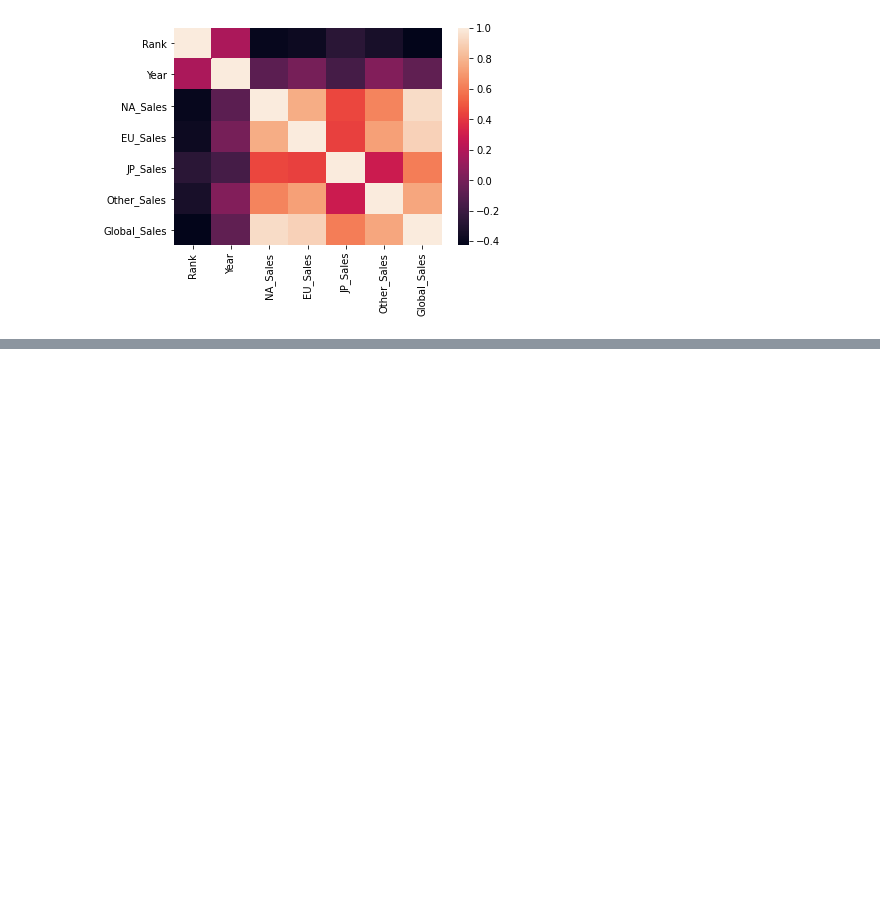
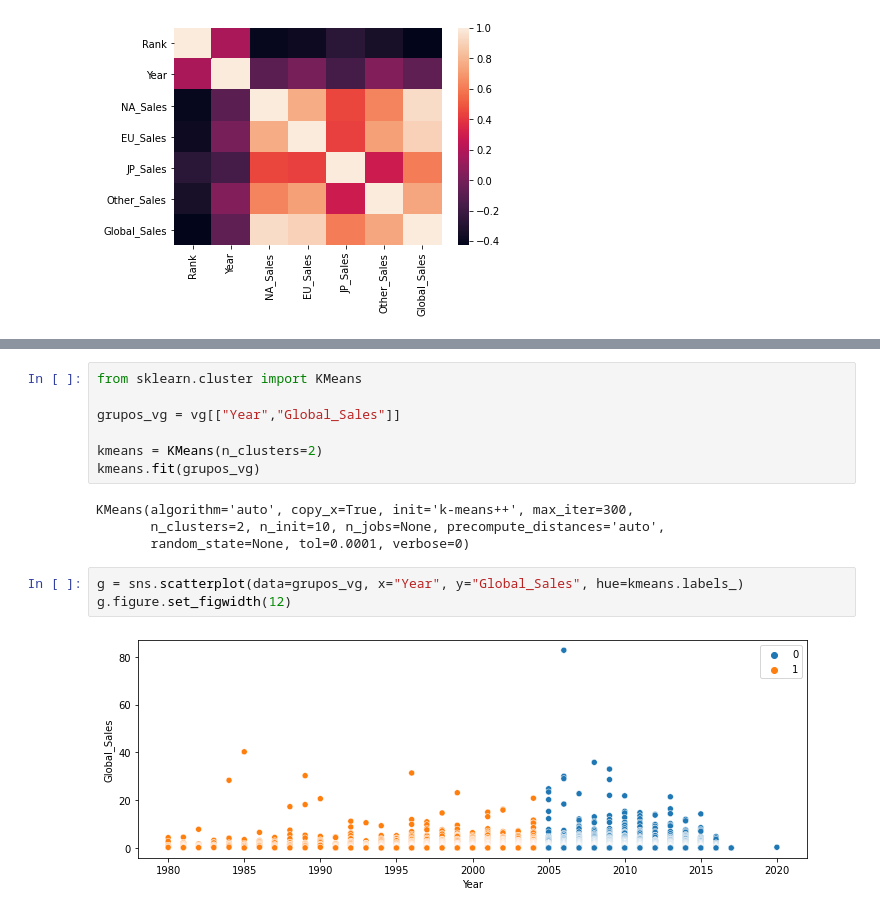
Before and after one commit to gregorylira/Analyze-the-videogame-sales-database, a Jupyter notebook: ProjetoICD.ipynb, the cells around one changed output, grey strips where cells are left out. Cells and saved outputs as stored; diff of their text form; blank space fills up the shorter version.

```diff
--- a/ProjetoICD.ipynb
+++ b/ProjetoICD.ipynb
@@ -250,0 +277,16 @@ vg.astype({"Year":int})
+# %%
+from sklearn.cluster import KMeans
+
+grupos_vg = vg[["Year","Global_Sales"]]
+
+kmeans = KMeans(n_clusters=2)
+kmeans.fit(grupos_vg)
+# %% [output]
+KMeans(algorithm='auto', copy_x=True, init='k-means++', max_iter=300,
+       n_clusters=2, n_init=10, n_jobs=None, precompute_distances='auto',
+       random_state=None, tol=0.0001, verbose=0)
+# %%
+g = sns.scatterplot(data=grupos_vg, x="Year", y="Global_Sales", hue=kmeans.labels_)
+g.figure.set_figwidth(12)
+# %% [output]
+[figure, added]
```
Also changed, not shown: parts of 8 cells of this notebook.
